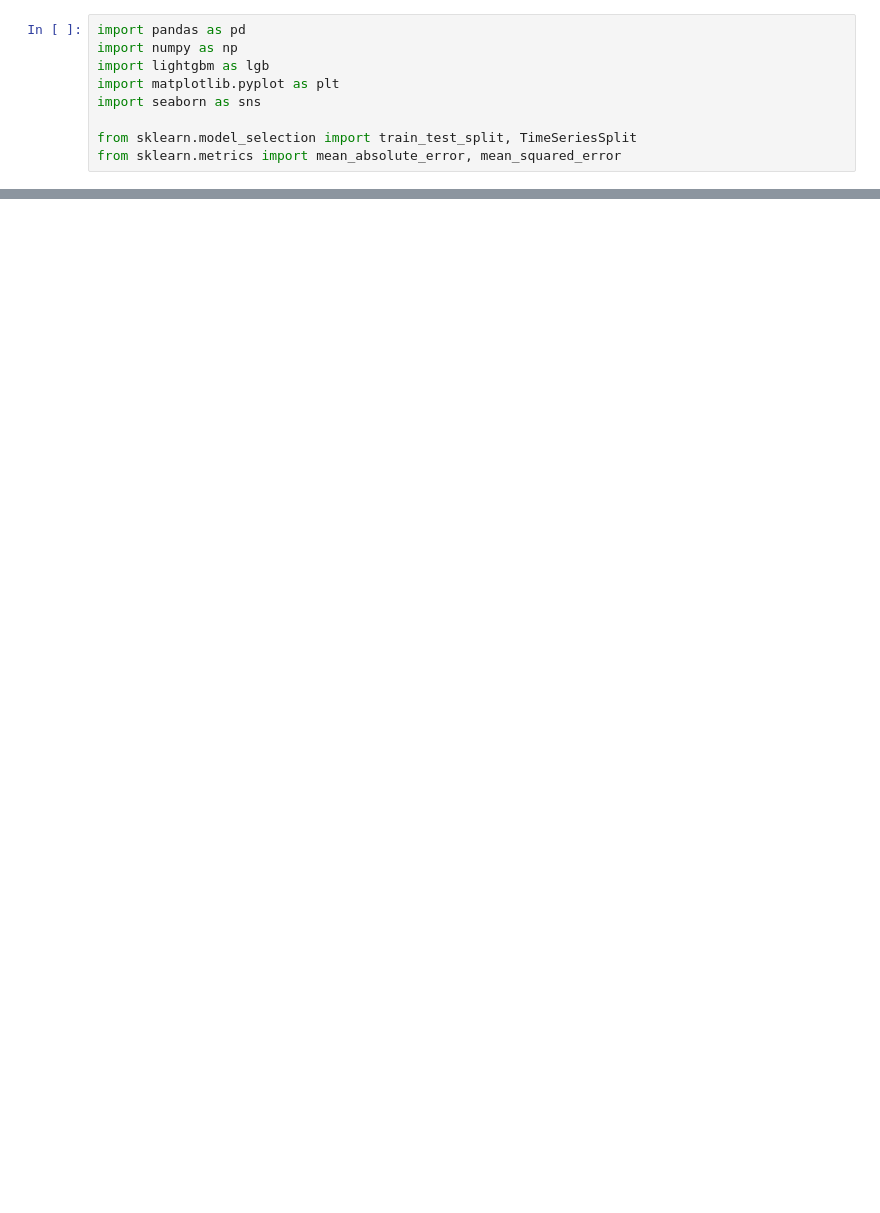
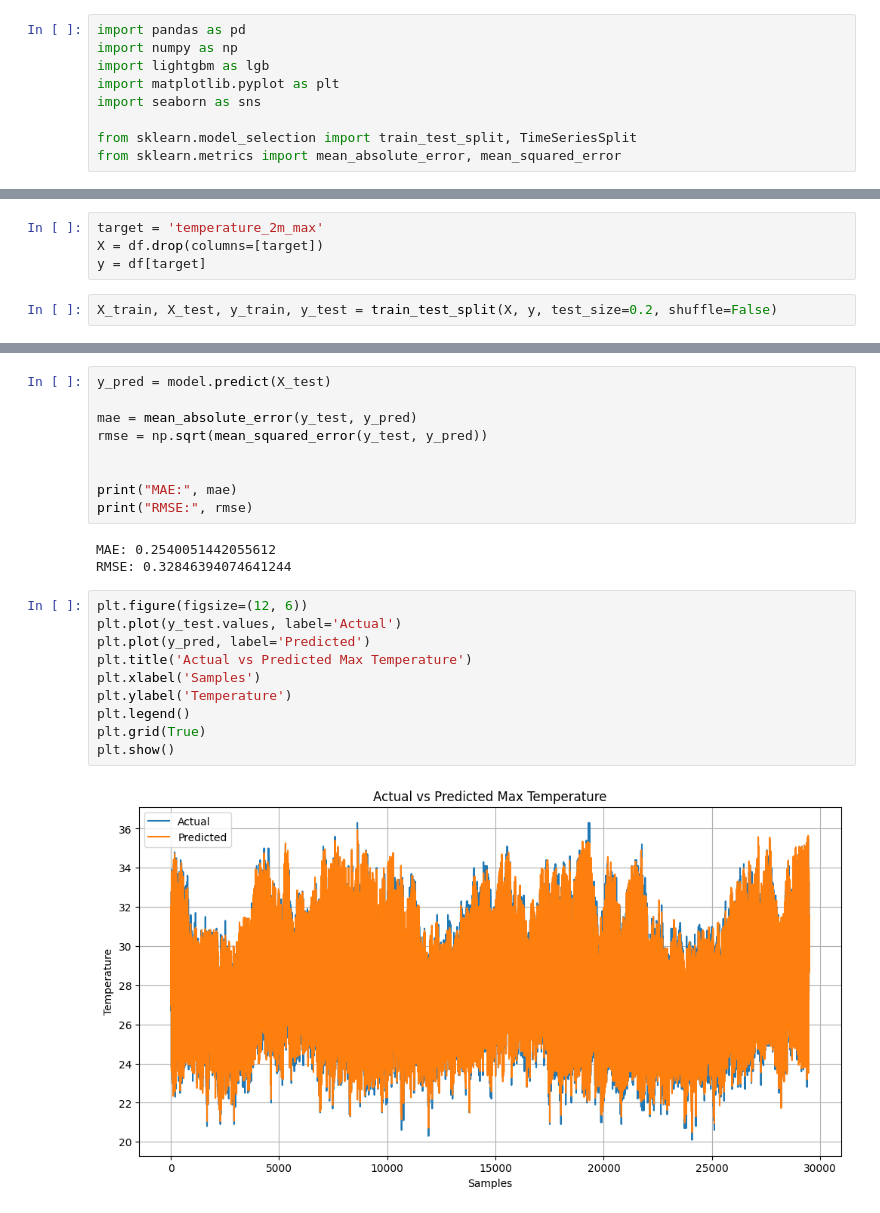
Before and after one commit to HEMUsrimal/Smart-weather-prediction-system-using-ML-, a Jupyter notebook: notebooks/01_lightgbm_model.ipynb, the cells around one changed output, grey strips where cells are left out. Saved outputs shown, nothing was run; the diff lists cells and outputs as text; blank space fills up the shorter version.

```diff
--- a/notebooks/01_lightgbm_model.ipynb
+++ b/notebooks/01_lightgbm_model.ipynb
@@ -42,0 +53,6 @@ Data columns (total 24 columns):
+# %%
+target = 'temperature_2m_max'
+X = df.drop(columns=[target])
+y = df[target]
+# %%
+X_train, X_test, y_train, y_test = train_test_split(X, y, test_size=0.2, shuffle=False)
@@ -42,0 +69,24 @@ Data columns (total 24 columns):
+# %%
+y_pred = model.predict(X_test)
+
+mae = mean_absolute_error(y_test, y_pred)
+rmse = np.sqrt(mean_squared_error(y_test, y_pred))
+
+
+print("MAE:", mae)
+print("RMSE:", rmse)
+# %% [output]
+MAE: 0.2540051442055612
+RMSE: 0.32846394074641244
+# %%
+plt.figure(figsize=(12, 6))
+plt.plot(y_test.values, label='Actual')
+plt.plot(y_pred, label='Predicted')
+plt.title('Actual vs Predicted Max Temperature')
+plt.xlabel('Samples')
+plt.ylabel('Temperature')
+plt.legend()
+plt.grid(True)
+plt.show()
+# %% [output]
+[figure, added]
```
Also changed, not shown: parts of 3 cells of this notebook.
